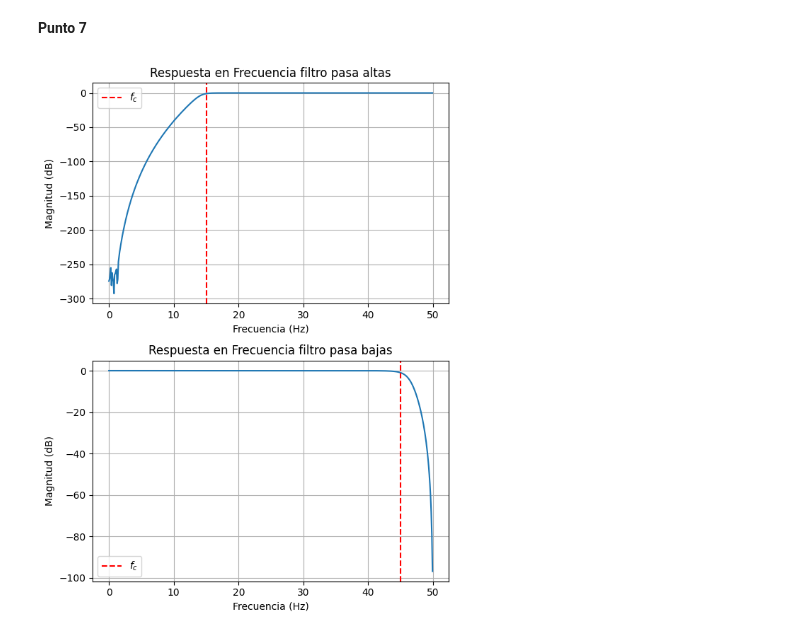
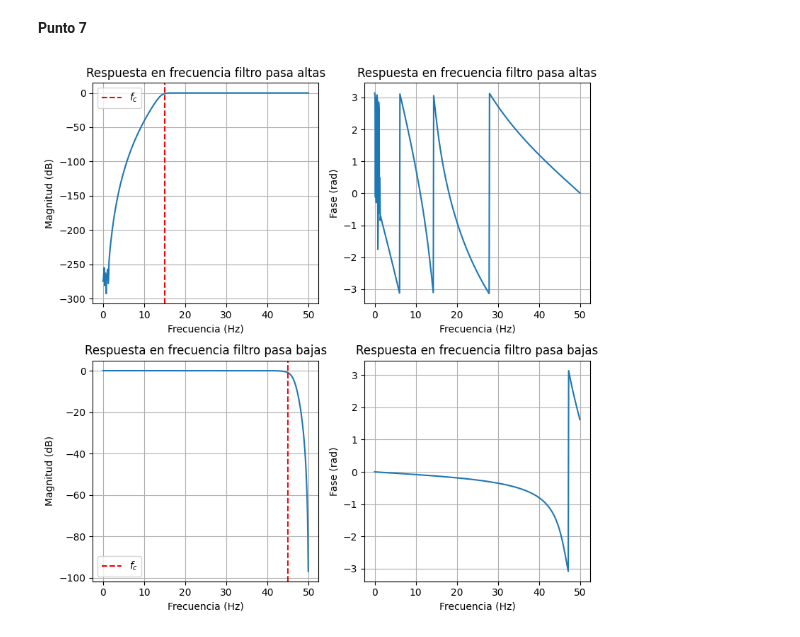
Before and after one commit to marianayarce1224/lab_biosenales, a Jupyter notebook: AnaMariaSeguro/Parcial_AnaMSeguro.ipynb, the cells around one changed output. Drawn from its saved outputs; the diff is of its cells as text; code cells hidden in the pictures.

```diff
--- a/AnaMariaSeguro/Parcial_AnaMSeguro.ipynb
+++ b/AnaMariaSeguro/Parcial_AnaMSeguro.ipynb
@@ -73,48 +73,64 @@ plt.show()
 # %%
 import scipy.signal as signal
 
 fs = 100
-nyquist = fs/2
+nyquist = fs / 2
 fc1 = 15
 fc2 = 45
-attenuation_highpass = 0.1  #10 veces menor
-attenuation_lowpass = 0.01  #100 veces menor
+attenuation_highpass = 0.1  # Atenuación paso-alto (10 veces menor)
+attenuation_lowpass = 0.01  # Atenuación paso-bajo (100 veces menor)
 
-#Frecuencias normalizadas
-wn1 = fc1/nyquist
-wn2 = fc2/nyquist
+# Frecuencias normalizadas
+wn1 = fc1 / nyquist
+wn2 = fc2 / nyquist
 
-# Filtro pasa altas
-order_high, wn_high = signal.buttord(wp=wn1, ws=wn1*0.8, gpass=1, gstop=-20*np.log10(attenuation_highpass))
-b_high, a_high = signal.butter(order_high, wn_high, btype='high', analog=False)
+#Filtro pasa altas
+order_high, wn_high = signal.buttord(wp=wn1, ws=wn1 * 0.8, gpass=1, gstop=-20 * np.log10(attenuation_highpass))
+b_high, a_high = signal.butter(order_high, wn_high, btype="high", analog=False)
 
-# Filtro pasa bajas
-order_low, wn_low = signal.buttord(wp=wn2, ws=wn2*1.1, gpass=1, gstop=-20*np.log10(attenuation_lowpass))
-b_low, a_low = signal.butter(order_low, wn_low, btype='low', analog=False)
+#Filtro pasa bajas
+order_low, wn_low = signal.buttord(wp=wn2, ws=wn2 * 1.1, gpass=1, gstop=-20 * np.log10(attenuation_lowpass))
+b_low, a_low = signal.butter(order_low, wn_low, btype="low", analog=False)
 
 w_high, h_high = signal.freqz(b_high, a_high, fs=fs)
 w_low, h_low = signal.freqz(b_low, a_low, fs=fs)
 
-plt.figure(figsize=(6, 8))
-plt.subplot(2, 1, 1)
+plt.figure(figsize=(8, 8))
+#Magnitud y fase de filtro pasa altas
+plt.subplot(2, 2, 1)
 plt.plot(w_high, 20 * np.log10(np.abs(h_high)))
-plt.title("Respuesta en Frecuencia filtro pasa altas")
+plt.title("Respuesta en frecuencia filtro pasa altas")
 plt.xlabel("Frecuencia (Hz)")
 plt.ylabel("Magnitud (dB)")
 plt.grid()
-plt.axvline(fc1, color='r', linestyle='--', label="$f_c$")
+plt.axvline(fc1, color="r", linestyle="--", label="$f_c$")
 plt.legend()
 
-plt.subplot(2, 1, 2)
+plt.subplot(2, 2, 2)
+plt.plot(w_high, np.angle(h_high))
+plt.title("Respuesta en frecuencia filtro pasa altas")
+plt.xlabel("Frecuencia (Hz)")
+plt.ylabel("Fase (rad)")
+plt.grid()
+
+#Magnitud y fase de filtro pasa bajas
+plt.subplot(2, 2, 3)
 plt.plot(w_low, 20 * np.log10(np.abs(h_low)))
-plt.title("Respuesta en Frecuencia filtro pasa bajas")
+plt.title("Respuesta en frecuencia filtro pasa bajas")
 plt.xlabel("Frecuencia (Hz)")
 plt.ylabel("Magnitud (dB)")
 plt.grid()
-plt.axvline(fc2, color='r', linestyle='--', label="$f_c$")
+plt.axvline(fc2, color="r", linestyle="--", label="$f_c$")
 plt.legend()
+
+plt.subplot(2, 2, 4)
+plt.plot(w_low, np.angle(h_low))
+plt.title("Respuesta en frecuencia filtro pasa bajas")
+plt.xlabel("Frecuencia (Hz)")
+plt.ylabel("Fase (rad)")
+plt.grid()
 
 plt.tight_layout()
 plt.show()
 # %% [output]
-[figure, old version]
+[figure, new version]
```
